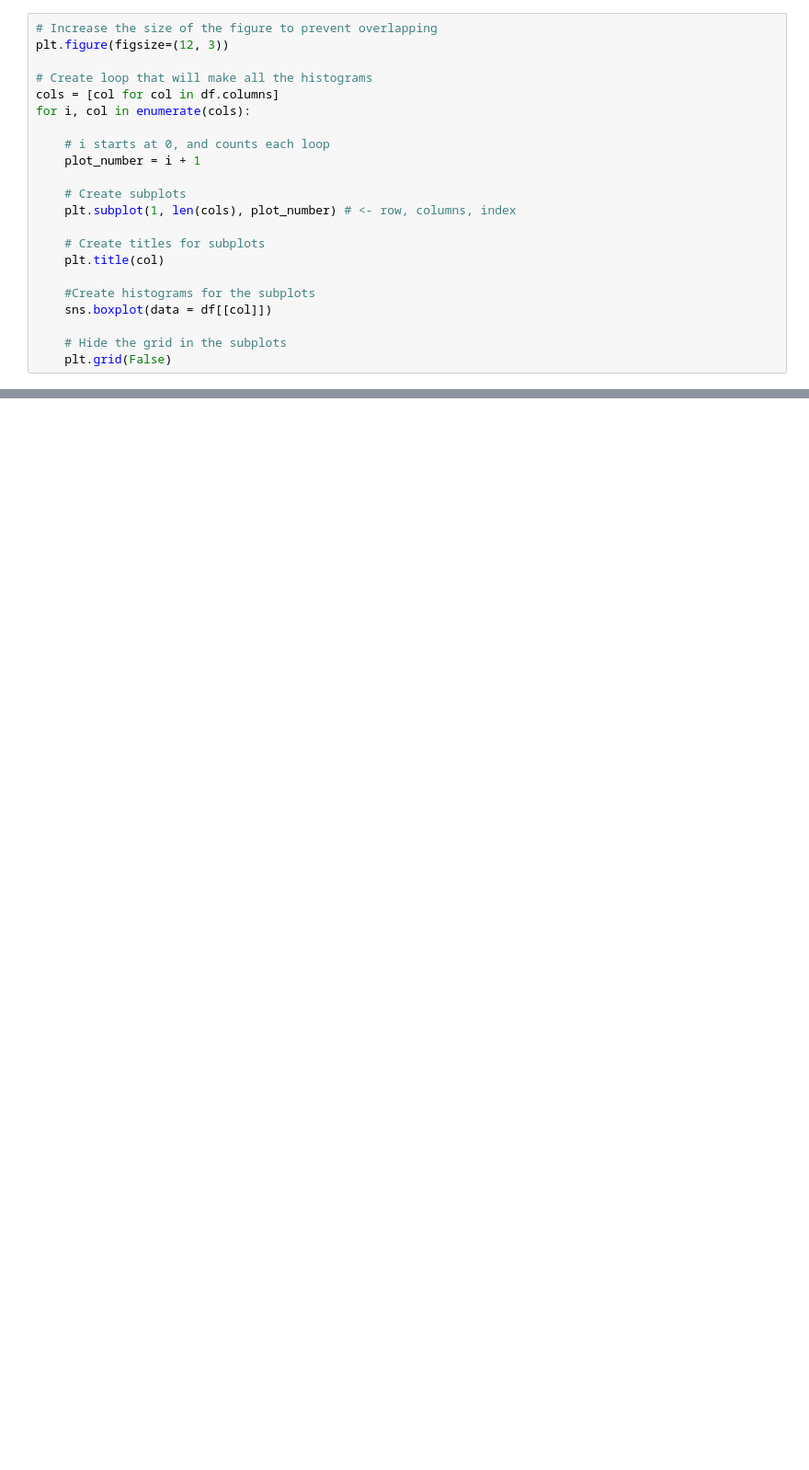
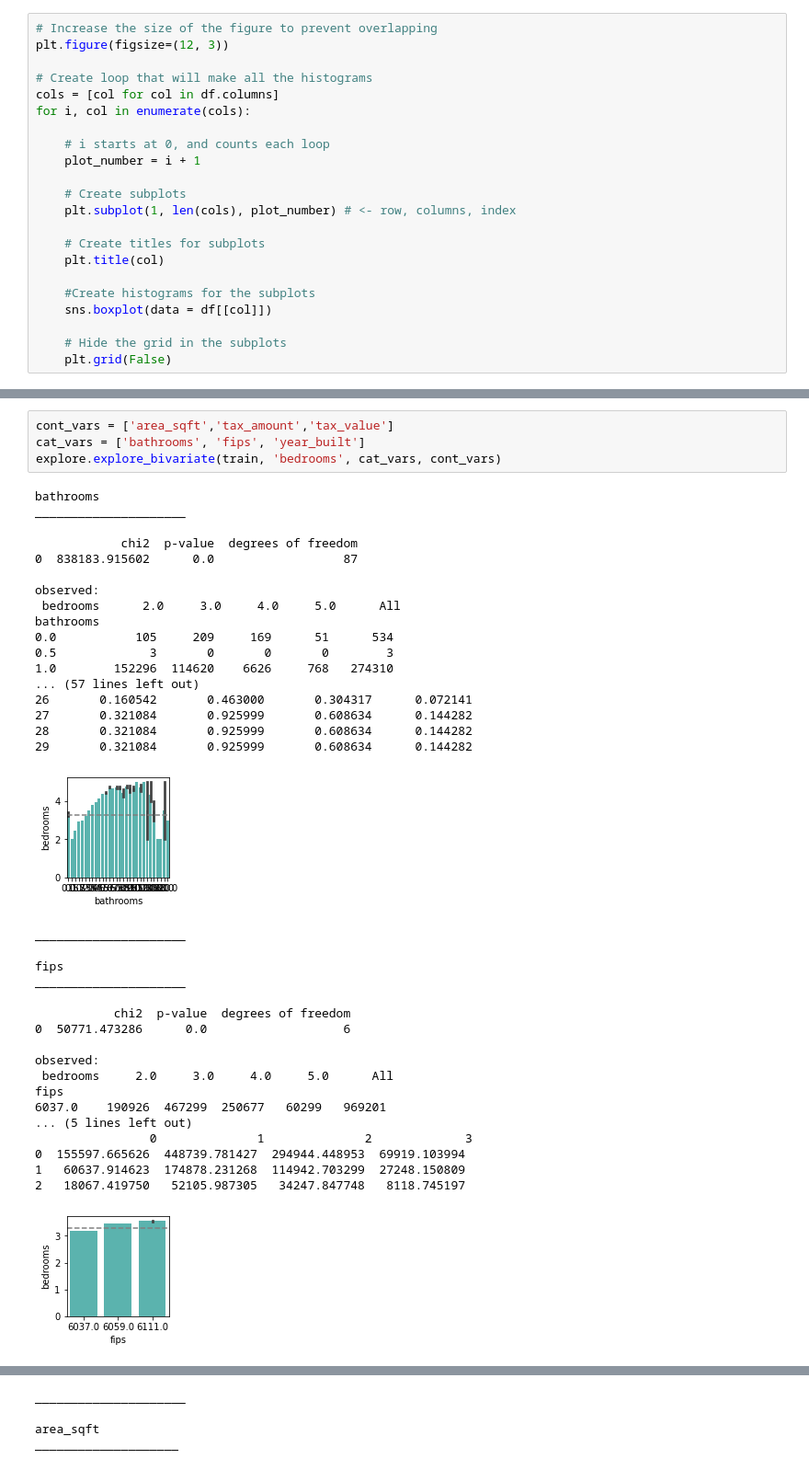
Before and after one commit to ian-james-johnson/regression_exercises, a Jupyter notebook: explore.ipynb, the cells around one changed output, grey strips where cells are left out. Shown at 92% size. Drawn from its saved outputs; the diff is of its cells as text; blank space fills up the shorter version.

```diff
--- a/explore.ipynb
+++ b/explore.ipynb
@@ -117,0 +294,41 @@ plt.show()
+# %%
+cont_vars = ['area_sqft','tax_amount','tax_value']
+cat_vars = ['bathrooms', 'fips', 'year_built']
+explore.explore_bivariate(train, 'bedrooms', cat_vars, cont_vars)
+# %% [output]
+bathrooms
+_____________________
+
+            chi2  p-value  degrees of freedom
+0  838183.915602      0.0                  87
+
+observed:
+ bedrooms      2.0     3.0     4.0     5.0      All
+bathrooms
+0.0           105     209     169      51      534
+0.5             3       0       0       0        3
+1.0        152296  114620    6626     768   274310
+... (57 lines left out)
+26       0.160542       0.463000       0.304317      0.072141
+27       0.321084       0.925999       0.608634      0.144282
+28       0.321084       0.925999       0.608634      0.144282
+29       0.321084       0.925999       0.608634      0.144282
+[figure, added]
+_____________________
+
+fips
+_____________________
+
+           chi2  p-value  degrees of freedom
+0  50771.473286      0.0                   6
+
+observed:
+ bedrooms     2.0     3.0     4.0     5.0      All
+fips
+6037.0    190926  467299  250677   60299   969201
+... (5 lines left out)
+                0              1              2             3
+0  155597.665626  448739.781427  294944.448953  69919.103994
+1   60637.914623  174878.231268  114942.703299  27248.150809
+2   18067.419750   52105.987305   34247.847748   8118.745197
+[figure, added]
@@ -117,0 +353,4 @@ plt.show()
+_____________________
+
+area_sqft
+____________________
```
Also changed, not shown: parts of 37 cells of this notebook, 4 other files.
